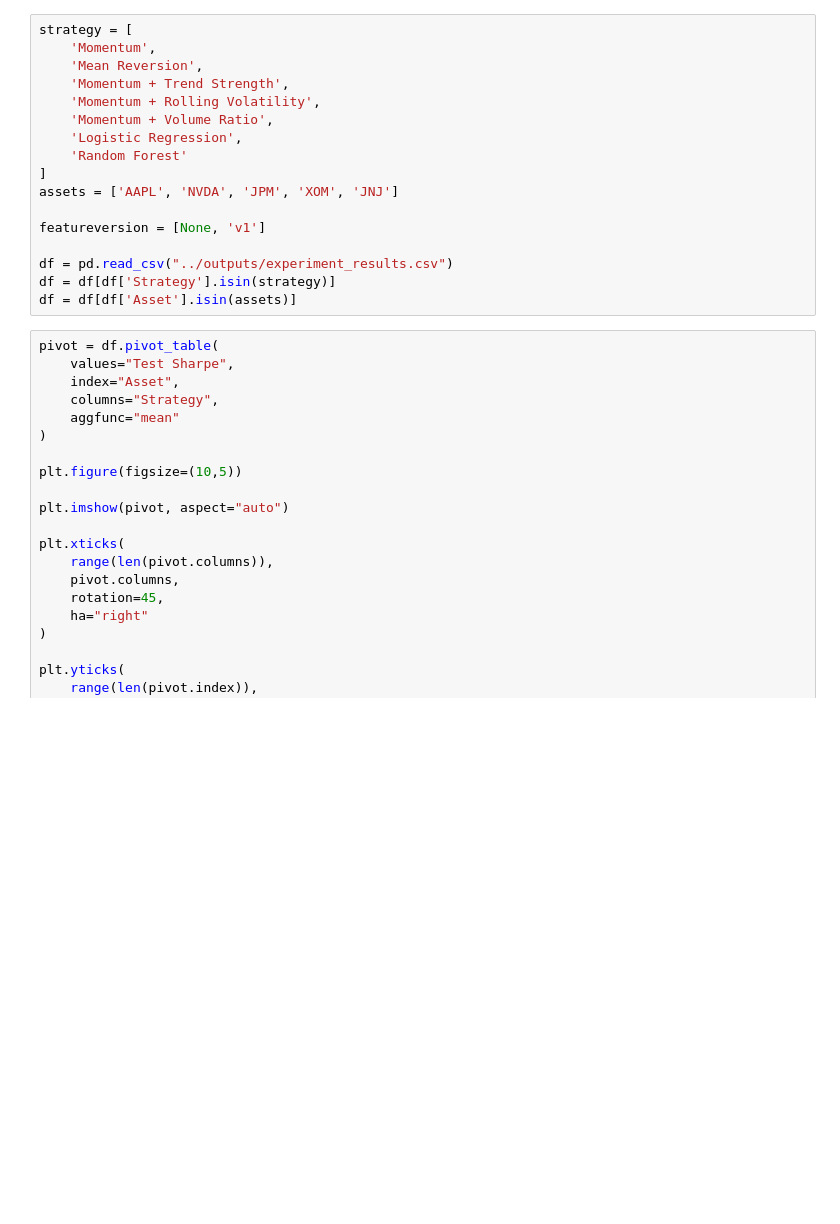
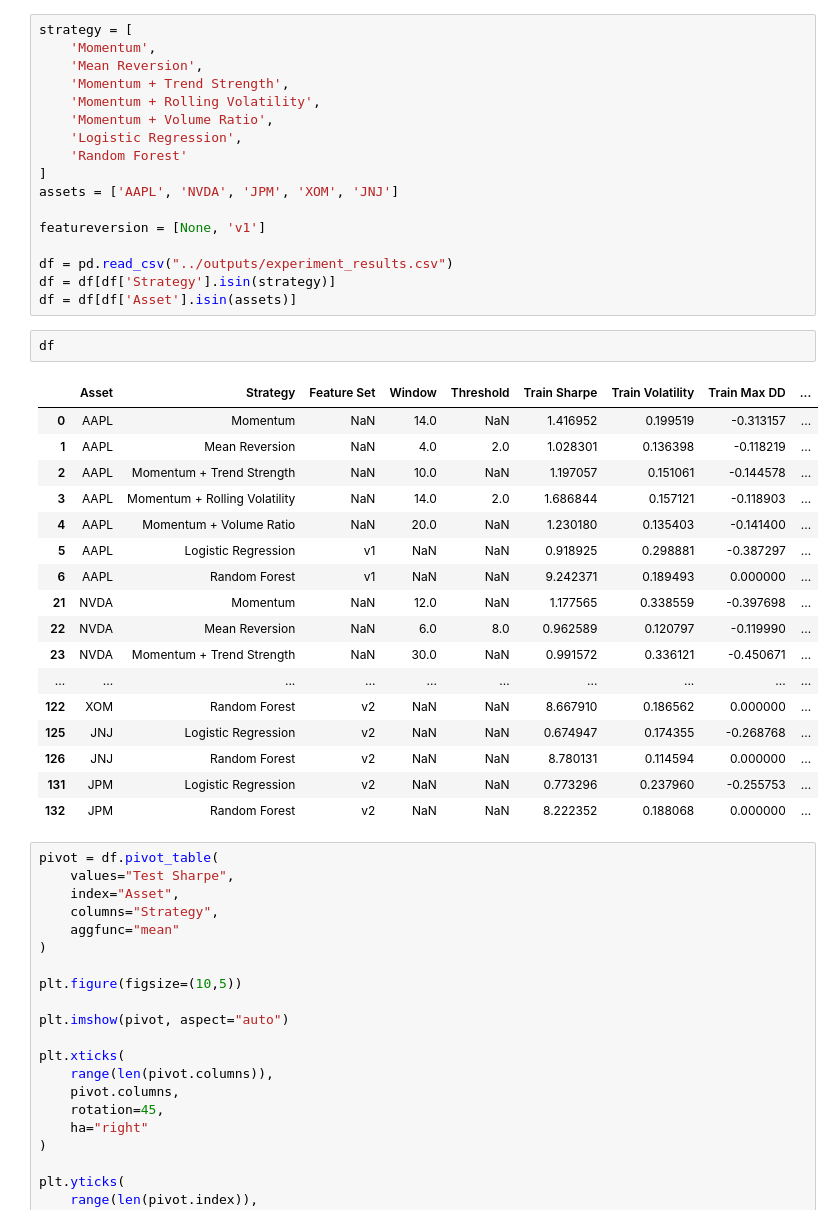
Before and after one commit to noelpdlt/quant-research-system, a Jupyter notebook: notebooks/randomforest.ipynb, the cells around one changed output. Saved outputs shown, nothing was run; the diff lists cells and outputs as text; blank space fills up the shorter version.

```diff
--- a/notebooks/randomforest.ipynb
+++ b/notebooks/randomforest.ipynb
@@ -446,6 +448,26 @@ featureversion = [None, 'v1']
 df = pd.read_csv("../outputs/experiment_results.csv")
 df = df[df['Strategy'].isin(strategy)]
 df = df[df['Asset'].isin(assets)]
+# %%
+df
+# %% [output]
+|  | Asset | Strategy | Feature Set | Window | Threshold | Train Sharpe | Train Volatility | Train Max DD | ... |
+| 0 | AAPL | Momentum | NaN | 14.0 | NaN | 1.416952 | 0.199519 | -0.313157 | ... |
+| 1 | AAPL | Mean Reversion | NaN | 4.0 | 2.0 | 1.028301 | 0.136398 | -0.118219 | ... |
+| 2 | AAPL | Momentum + Trend Strength | NaN | 10.0 | NaN | 1.197057 | 0.151061 | -0.144578 | ... |
+| 3 | AAPL | Momentum + Rolling Volatility | NaN | 14.0 | 2.0 | 1.686844 | 0.157121 | -0.118903 | ... |
+| 4 | AAPL | Momentum + Volume Ratio | NaN | 20.0 | NaN | 1.230180 | 0.135403 | -0.141400 | ... |
+| 5 | AAPL | Logistic Regression | v1 | NaN | NaN | 0.918925 | 0.298881 | -0.387297 | ... |
+| 6 | AAPL | Random Forest | v1 | NaN | NaN | 9.242371 | 0.189493 | 0.000000 | ... |
+| 21 | NVDA | Momentum | NaN | 12.0 | NaN | 1.177565 | 0.338559 | -0.397698 | ... |
+| 22 | NVDA | Mean Reversion | NaN | 6.0 | 8.0 | 0.962589 | 0.120797 | -0.119990 | ... |
+| 23 | NVDA | Momentum + Trend Strength | NaN | 30.0 | NaN | 0.991572 | 0.336121 | -0.450671 | ... |
+| ... | ... | ... | ... | ... | ... | ... | ... | ... | ... |
+| 122 | XOM | Random Forest | v2 | NaN | NaN | 8.667910 | 0.186562 | 0.000000 | ... |
+| 125 | JNJ | Logistic Regression | v2 | NaN | NaN | 0.674947 | 0.174355 | -0.268768 | ... |
+| 126 | JNJ | Random Forest | v2 | NaN | NaN | 8.780131 | 0.114594 | 0.000000 | ... |
+| 131 | JPM | Logistic Regression | v2 | NaN | NaN | 0.773296 | 0.237960 | -0.255753 | ... |
+| 132 | JPM | Random Forest | v2 | NaN | NaN | 8.222352 | 0.188068 | 0.000000 | ... |
 # %%
 pivot = df.pivot_table(
     values="Test Sharpe",
```
Also changed, not shown: parts of 2 cells of this notebook, 2 other files.
